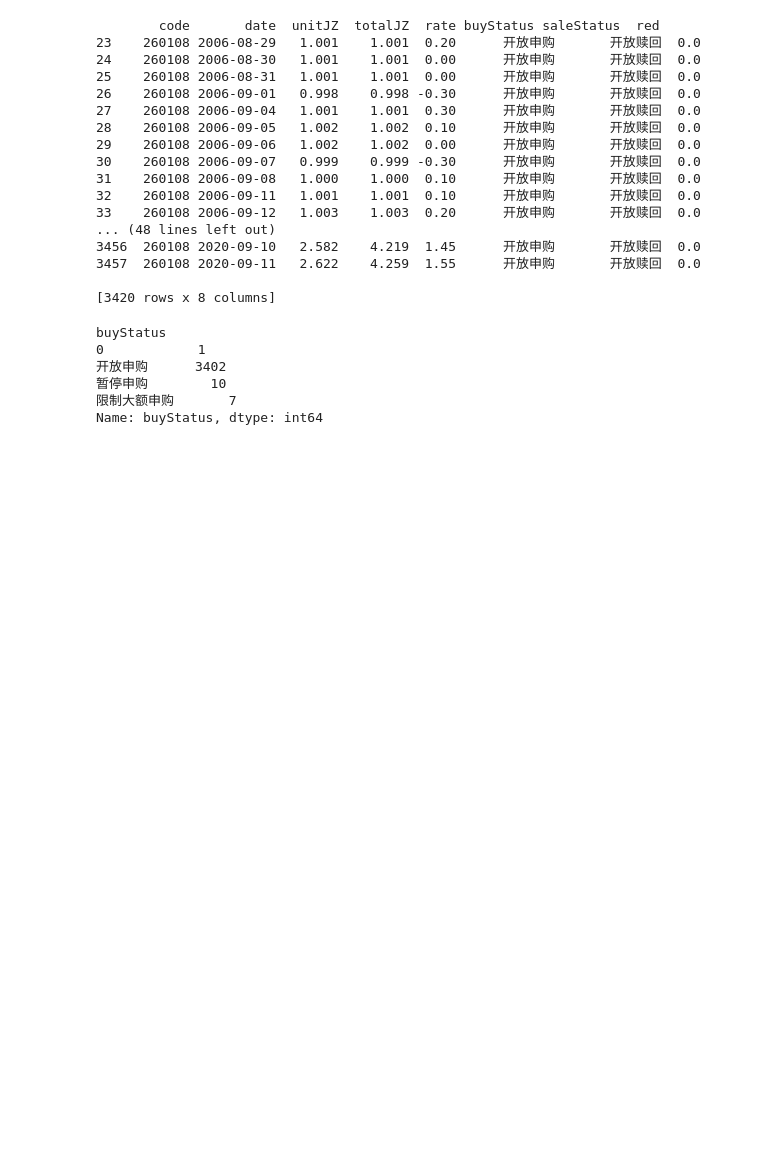
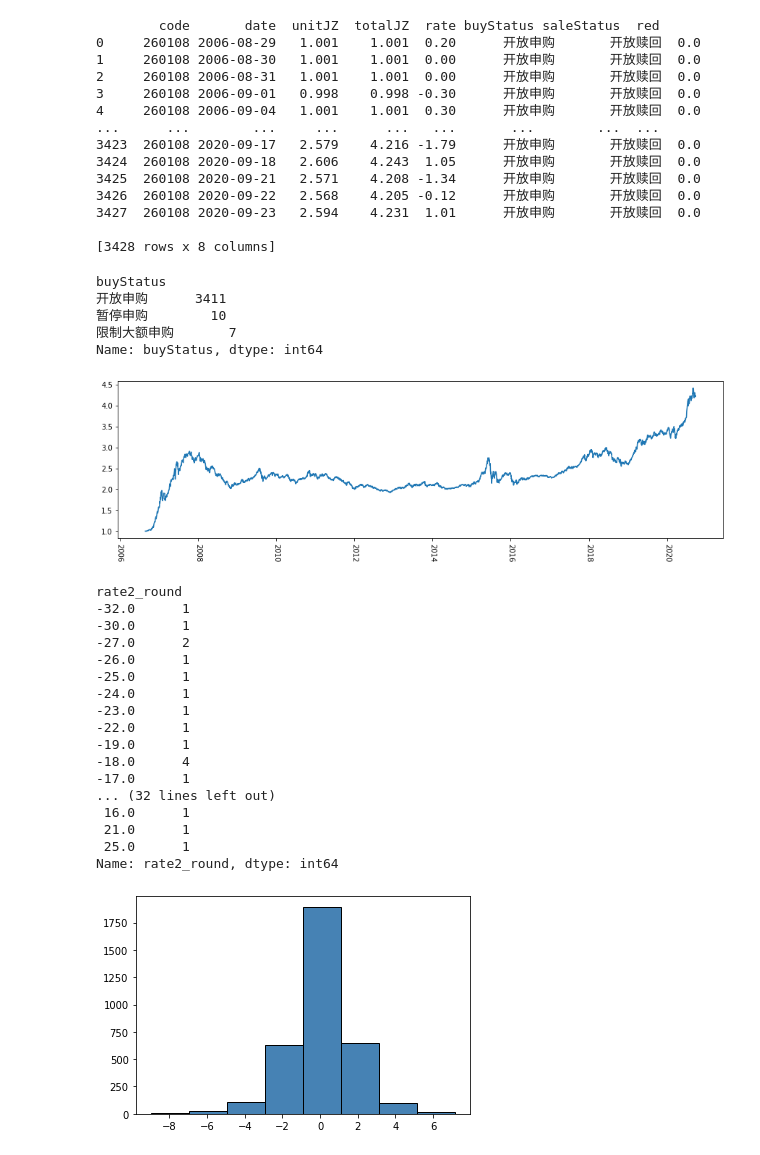
Before and after one commit to ryjfgjl/Fund, a Jupyter notebook: Data_Analysis/test.ipynb, the cells around one changed output. Drawn from its saved outputs; the diff is of its cells as text; code cells hidden in the pictures; blank space fills up the shorter version.

```diff
--- a/Data_Analysis/test.ipynb
+++ b/Data_Analysis/test.ipynb
@@ -50,33 +51,33 @@ jzframe[['date']] = jzframe[['date']].astype('datetime64')
 # FHFCZ
 jzframe = jzframe.rename(columns={'FHFCZ':'red'})
 
+# sort
+jzframe = jzframe.sort_values(by=['date'])
+jzframe = jzframe.reset_index()
+jzframe = jzframe.drop(['index'], axis=1)
 print(jzframe)
 # %% [output]
         code       date  unitJZ  totalJZ  rate buyStatus saleStatus  red
-23    260108 2006-08-29   1.001    1.001  0.20      开放申购       开放赎回  0.0
-24    260108 2006-08-30   1.001    1.001  0.00      开放申购       开放赎回  0.0
-25    260108 2006-08-31   1.001    1.001  0.00      开放申购       开放赎回  0.0
-26    260108 2006-09-01   0.998    0.998 -0.30      开放申购       开放赎回  0.0
-27    260108 2006-09-04   1.001    1.001  0.30      开放申购       开放赎回  0.0
-28    260108 2006-09-05   1.002    1.002  0.10      开放申购       开放赎回  0.0
-29    260108 2006-09-06   1.002    1.002  0.00      开放申购       开放赎回  0.0
-30    260108 2006-09-07   0.999    0.999 -0.30      开放申购       开放赎回  0.0
-31    260108 2006-09-08   1.000    1.000  0.10      开放申购       开放赎回  0.0
-32    260108 2006-09-11   1.001    1.001  0.10      开放申购       开放赎回  0.0
-33    260108 2006-09-12   1.003    1.003  0.20      开放申购       开放赎回  0.0
-... (48 lines left out)
-3456  260108 2020-09-10   2.582    4.219  1.45      开放申购       开放赎回  0.0
-3457  260108 2020-09-11   2.622    4.259  1.55      开放申购       开放赎回  0.0
+0     260108 2006-08-29   1.001    1.001  0.20      开放申购       开放赎回  0.0
+1     260108 2006-08-30   1.001    1.001  0.00      开放申购       开放赎回  0.0
+2     260108 2006-08-31   1.001    1.001  0.00      开放申购       开放赎回  0.0
+3     260108 2006-09-01   0.998    0.998 -0.30      开放申购       开放赎回  0.0
+4     260108 2006-09-04   1.001    1.001  0.30      开放申购       开放赎回  0.0
+...      ...        ...     ...      ...   ...       ...        ...  ...
+3423  260108 2020-09-17   2.579    4.216 -1.79      开放申购       开放赎回  0.0
+3424  260108 2020-09-18   2.606    4.243  1.05      开放申购       开放赎回  0.0
+3425  260108 2020-09-21   2.571    4.208 -1.34      开放申购       开放赎回  0.0
+3426  260108 2020-09-22   2.568    4.205 -0.12      开放申购       开放赎回  0.0
+3427  260108 2020-09-23   2.594    4.231  1.01      开放申购       开放赎回  0.0
 
-[3420 rows x 8 columns]
+[3428 rows x 8 columns]
 # %%
 groups = jzframe['buyStatus'].groupby(jzframe['buyStatus'])
 #print(jzframe)
 groups.count()
 # %% [output]
 buyStatus
-0            1
-开放申购      3402
+开放申购      3411
 暂停申购        10
 限制大额申购       7
 Name: buyStatus, dtype: int64
@@ -89,3 +84,43 @@ plt.show()
+# %%
+fig = plt.figure(figsize=(15,4))
+plt.plot(jzframe['date'], jzframe['totalJZ'])
+# 旋转标签
+plt.xticks(rotation=-90)
+plt.show()
+
+jzframe['rate2'] = jzframe['rate'].round()
+for index, row in jzframe.iterrows():
+    if index <= 6:
+        continue
+    rate2 = jzframe.loc[index-1,'rate'] + jzframe.loc[index-2,'rate'] + jzframe.loc[index-3,'rate'] + jzframe.loc[index-4,'rate'] + jzframe.loc[index-5,'rate'] + jzframe.loc[index-6,'rate'] + jzframe.loc[index-7,'rate']
+    jzframe.loc[index,'rate2'] = rate2
+
+jzframe['rate2_round'] = jzframe['rate2'].round()
+groups = jzframe['rate2_round'].groupby(jzframe['rate2_round'])
+df = groups.count()
+print(df)
+plt.hist(jzframe['rate'],bins = 8,color = 'steelblue',edgecolor = 'black')
+plt.show()
+# %% [output]
+[figure, added]
+rate2_round
+-32.0      1
+-30.0      1
+-27.0      2
+-26.0      1
+-25.0      1
+-24.0      1
+-23.0      1
+-22.0      1
+-19.0      1
+-18.0      4
+-17.0      1
+... (32 lines left out)
+ 16.0      1
+ 21.0      1
+ 25.0      1
+Name: rate2_round, dtype: int64
+[figure, added]
 # %%
 buy_amount = 100
 buy_rate = 0.0015
```
Also changed, not shown: parts of 6 cells of this notebook, 12 other files.
